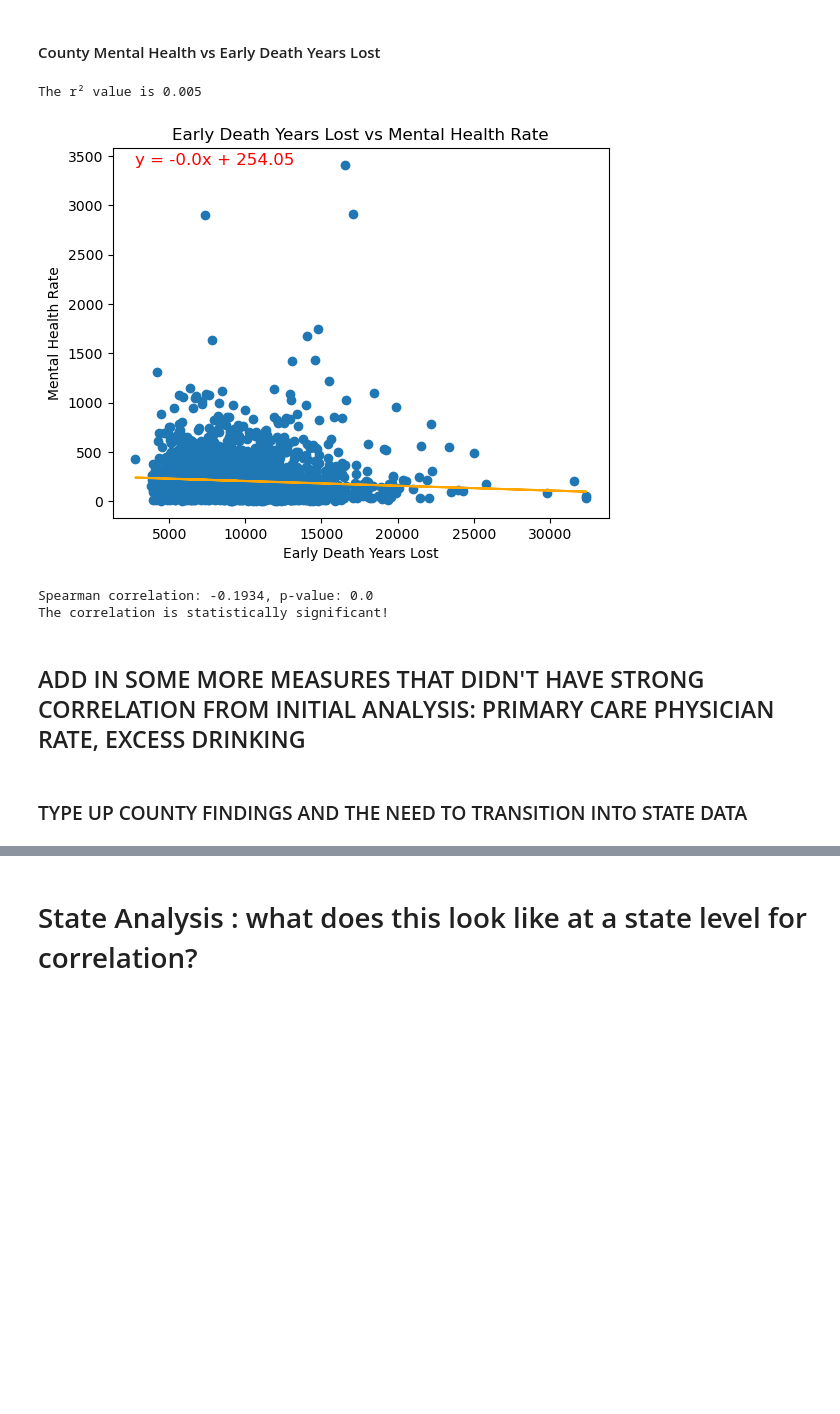
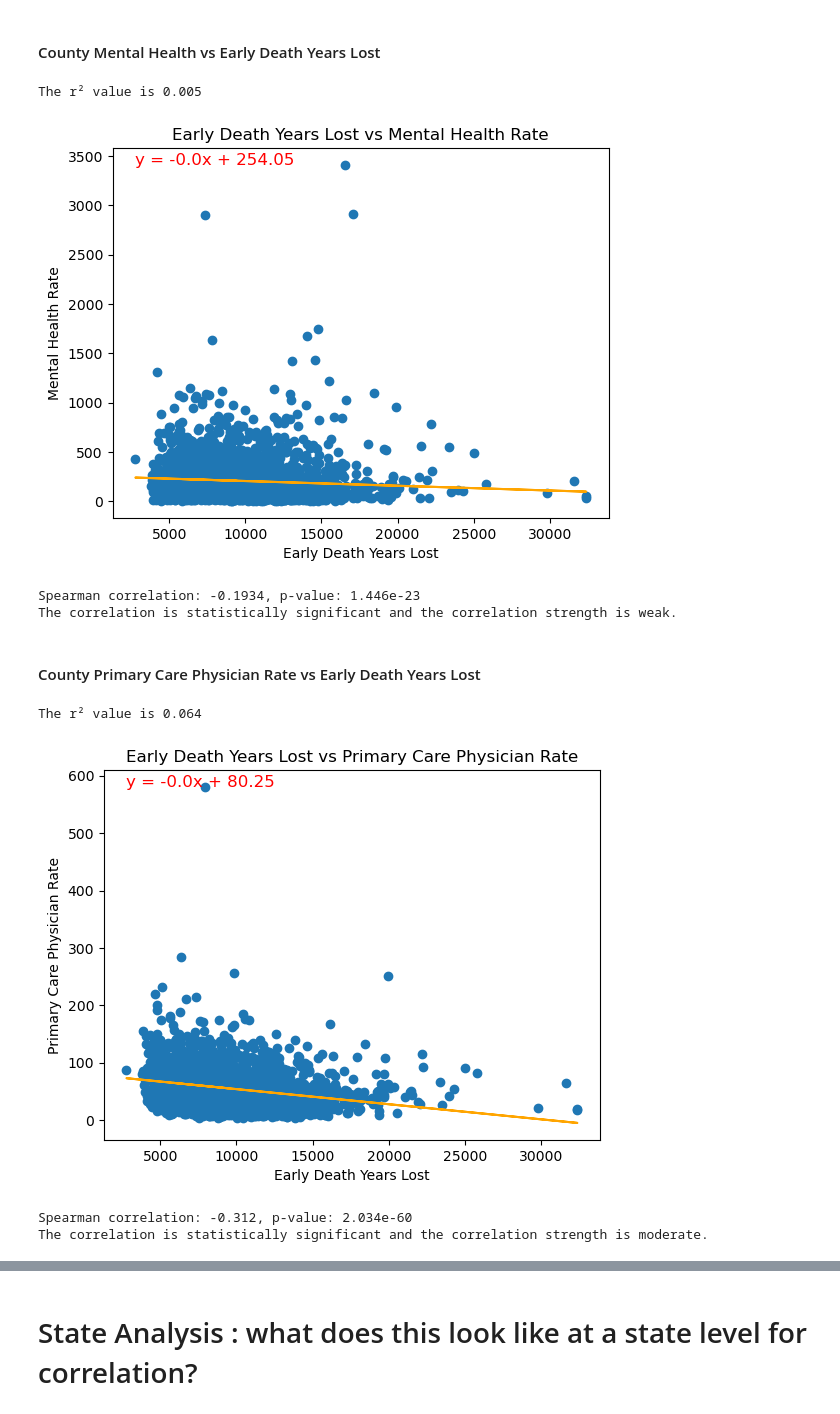
Before and after one commit to the-eva-a/group-1-project-1, a Jupyter notebook: Variable_Correlation_Relationships_Accurate.ipynb, the cells around one changed output, grey strips where cells are left out. Saved outputs shown, nothing was run; the diff lists cells and outputs as text; code cells hidden in the pictures; blank space fills up the shorter version.

Commit message:
Update Variable_Correlation_Relationships_Accurate.ipynb
Updated Analysis - Need to add state corr heatmaps

```diff
--- a/Variable_Correlation_Relationships_Accurate.ipynb
+++ b/Variable_Correlation_Relationships_Accurate.ipynb
@@ -372,19 +433,62 @@ cool_linear_regression_function(x_values, y_values, cool_xlabel, cool_ylabel)
 correlation, p_value, correlation_type = correlation_function(x_values, y_values)
 
 # Print results
-print(f"{correlation_type} correlation: {round(correlation, 4)}, p-value: {round(p_value, 4)}")
+print(f"{correlation_type} correlation: {round(correlation, 4)}, p-value: {p_value:.4g}")
 
 # Interpretation
 if p_value < 0.05:
-    print("The correlation is statistically significant!")
+
+    # Determine the strength of the correlation
+    if abs(correlation) >= 0.7:
+        strength = "strong"
+    elif abs(correlation) >= 0.3:
+        strength = "moderate"
+    else:
+        strength = "weak"
+
+    print(f"The correlation is statistically significant and the correlation strength is {strength}.")
 else:
     print("The correlation is not statistically significant.")
 # %% [output]
 The r² value is 0.005
 [figure]
-Spearman correlation: -0.1934, p-value: 0.0
-The correlation is statistically significant!
+Spearman correlation: -0.1934, p-value: 1.446e-23
+The correlation is statistically significant and the correlation strength is weak.
-# %% [markdown]
-## ADD IN SOME MORE MEASURES THAT DIDN'T HAVE STRONG CORRELATION FROM INITIAL ANALYSIS: PRIMARY CARE PHYSICIAN RATE, EXCESS DRINKING
-# %% [markdown]
-### TYPE UP COUNTY FINDINGS AND THE NEED TO TRANSITION INTO STATE DATA
+# %% [markdown]
+#### County Primary Care Physician Rate vs Early Death Years Lost
+# %%
+# Set x and y values and labels
+
+x_values = county_df["early_death_years_lost"]
+y_values = county_df["primary_care_phys_rate"]
+cool_xlabel = "Early Death Years Lost"
+cool_ylabel = "Primary Care Physician Rate"
+
+# Create the linear regression plot
+cool_linear_regression_function(x_values, y_values, cool_xlabel, cool_ylabel)
+
+# Call the correlation function and capture all returned values
+correlation, p_value, correlation_type = correlation_function(x_values, y_values)
+
+# Print results
+print(f"{correlation_type} correlation: {round(correlation, 4)}, p-value: {p_value:.4g}")
+
+# Interpretation
+if p_value < 0.05:
+
+    # Determine the strength of the correlation
+    if abs(correlation) >= 0.7:
+        strength = "strong"
+    elif abs(correlation) >= 0.3:
+        strength = "moderate"
+    else:
+        strength = "weak"
+
+    print(f"The correlation is statistically significant and the correlation strength is {strength}.")
+else:
+    print("The correlation is not statistically significant.")
+# %% [output]
+The r² value is 0.064
+[figure, added]
+Spearman correlation: -0.312, p-value: 2.034e-60
+The correlation is statistically significant and the correlation strength is moderate.
```
Also changed, not shown: parts of 33 cells of this notebook.
